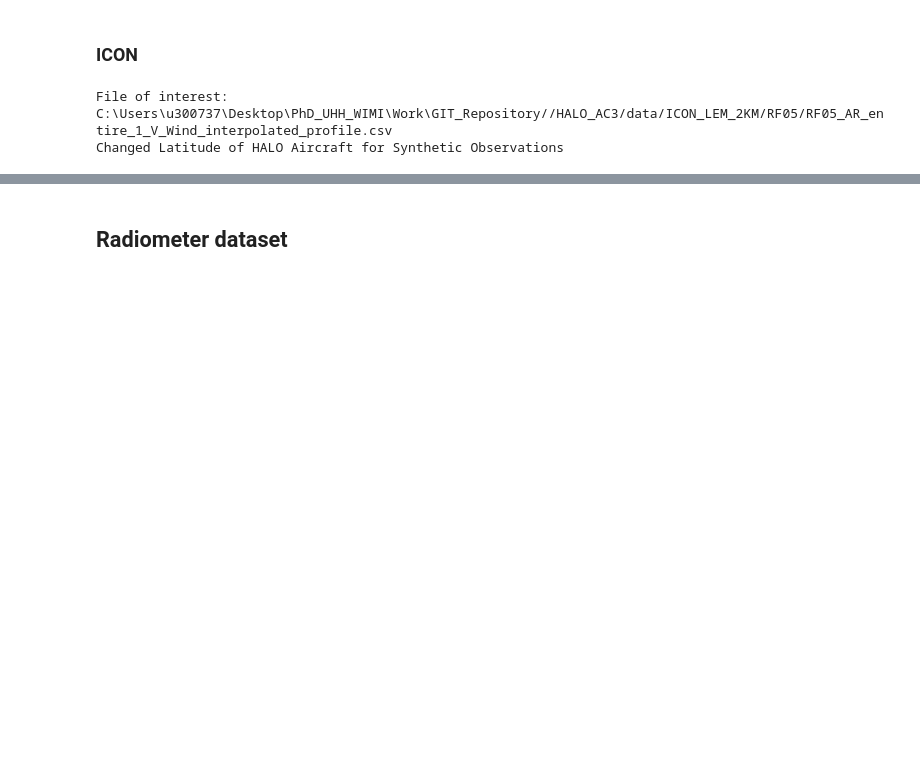
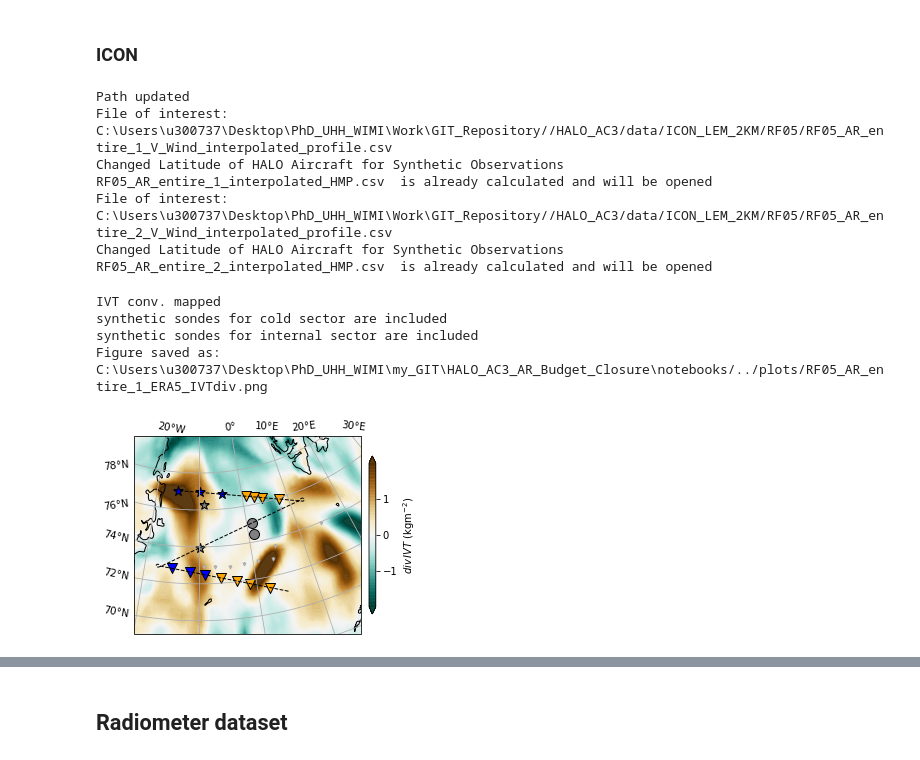
Before and after one commit to hdorff94/HALO_AC3_AR_Budget_Closure, a Jupyter notebook: notebooks/sonde_moisture_transport_divergence.ipynb, the cells around one changed output, grey strips where cells are left out. Drawn from its saved outputs; the diff is of its cells as text; code cells hidden in the pictures; blank space fills up the shorter version.

```diff
--- a/notebooks/sonde_moisture_transport_divergence.ipynb
+++ b/notebooks/sonde_moisture_transport_divergence.ipynb
@@ -225,19 +220,36 @@ halo_df=halo_df.rename(columns={"lat":"latitude",
                                 "lon":"longitude"})
 ICON_on_HALO=Grid_on_HALO.ICON_on_HALO(
                             cmpgn_cls,icon_var_list,halo_df,flight,flight_dates[flight[0]],
-                            interpolated_hmp_file=None,
+                            interpolated_hmp_file=flight[0]+"_"+ar_of_day+"_"+"interpolated_HMP.csv",
                             interpolated_hmc_file=None,ar_of_day=ar_of_day,
                             synthetic_icon=False,
                             synthetic_flight=False)
 if campaign=="HALO_AC3":
     hydrometeor_icon_path=hydrometeor_icon_path+flight[0]+"/"
     ICON_on_HALO.update_ICON_hydrometeor_data_path(hydrometeor_icon_path)
-
+    print("Path updated")
 # ICON Values on HALO
 halo_icon_hmc=ICON_on_HALO.load_hwc(with_hydrometeors=False)
+halo_icon_hmp=ICON_on_HALO.load_interpolated_hmp()
+
+#Second ar of day
+snd_ICON_on_HALO=Grid_on_HALO.ICON_on_HALO(cmpgn_cls,icon_var_list,halo_df,flight,flight_dates[flight[0]],
+                interpolated_hmp_file=flight[0]+"_"+"AR_entire_2"+"_"+"interpolated_HMP.csv",
+                interpolated_hmc_file=None,ar_of_day="AR_entire_2",
+                synthetic_icon=False,synthetic_flight=False)
+if campaign=="HALO_AC3":
+    snd_ICON_on_HALO.update_ICON_hydrometeor_data_path(hydrometeor_icon_path)
+    # ICON Values on HALO
+    snd_halo_icon_hmc=snd_ICON_on_HALO.load_hwc(with_hydrometeors=False)
+    snd_halo_icon_hmp=snd_ICON_on_HALO.load_interpolated_hmp()
 # %% [output]
+Path updated
 File of interest: C:\Users\u300737\Desktop\PhD_UHH_WIMI\Work\GIT_Repository//HALO_AC3/data/ICON_LEM_2KM/RF05/RF05_AR_entire_1_V_Wind_interpolated_profile.csv
 Changed Latitude of HALO Aircraft for Synthetic Observations
+RF05_AR_entire_1_interpolated_HMP.csv  is already calculated and will be opened
+File of interest: C:\Users\u300737\Desktop\PhD_UHH_WIMI\Work\GIT_Repository//HALO_AC3/data/ICON_LEM_2KM/RF05/RF05_AR_entire_2_V_Wind_interpolated_profile.csv
+Changed Latitude of HALO Aircraft for Synthetic Observations
+RF05_AR_entire_2_interpolated_HMP.csv  is already calculated and will be opened
 # %%
 # Predefinitions
 # Define the plot specifications for the given variables
@@ -317,33 +329,46 @@ if do_plotting:
     ax1.scatter(Dropsondes["Lon"].iloc[relevant_sondes_dict["cold_sector"]["in"]],
             Dropsondes["Lat"].iloc[relevant_sondes_dict["cold_sector"]["in"]],
            marker="v",s=100,color="blue",edgecolor="k",transform=ccrs.PlateCarree())
     if relevant_sondes_dict["cold_sector"]["out"].shape[0]>0:
         if flight[0]=="RF05" and ar_of_day=="AR_entire_1":
             print("synthetic sondes for cold sector are included")
             ax1.scatter(halo_df["longitude"].loc[relevant_sondes_dict["cold_sector"]["out"].index],
                         halo_df["latitude"].loc[relevant_sondes_dict["cold_sector"]["out"].index],
                        marker="*",s=100,color="blue",edgecolor="k",transform=ccrs.PlateCarree())
+            print("synthetic sondes for internal sector are included")
+            ax1.scatter(halo_df["longitude"].loc[pd.DatetimeIndex([internal_sondes_dict["cold"][0]])],
+                        halo_df["latitude"].loc[pd.DatetimeIndex([internal_sondes_dict["cold"][0]])],
+                       marker="*",s=100,color="grey",edgecolor="k",transform=ccrs.PlateCarree())
+            ax1.scatter(snd_halo_icon_hmp["Halo_Lon"].loc[pd.DatetimeIndex([internal_sondes_dict["cold"][1]])],
+                        snd_halo_icon_hmp["Halo_Lat"].loc[pd.DatetimeIndex([internal_sondes_dict["cold"][1]])],
+                       marker="*",s=100,color="grey",edgecolor="k",transform=ccrs.PlateCarree())
         else:
             ax1.scatter(Dropsondes["Lon"].iloc[relevant_sondes_dict["cold_sector"]["out"]],
             Dropsondes["Lat"].iloc[relevant_sondes_dict["cold_sector"]["out"]],
            marker="v",s=100,color="blue",edgecolor="k",transform=ccrs.PlateCarree())
 
     gl1.top_labels=True
     gl1.bottom_labels=False
     gl1.left_labels=True
     gl1.right_labels=False
     axins1=inset_axes(ax1,width="3%",
                               height="80%",
                               loc="center",
                               bbox_to_anchor=(0.55,0,1,1),
                               bbox_transform=ax1.transAxes,
                               borderpad=0)
     cb=map_fig.colorbar(C1,cax=axins1)
     cb.set_label("$ div\,IVT$"+" "+met_var_dict["units"]["IVT_conv"])
     cb.set_ticks([-1.0,0,1.0])
     fig_plot_path=plot_path+fig_name
     map_fig.savefig(fig_plot_path,dpi=300,bbox_inches="tight")
     print("Figure saved as:",fig_plot_path)
+# %% [output]
+IVT conv. mapped
+synthetic sondes for cold sector are included
+synthetic sondes for internal sector are included
+Figure saved as: C:\Users\u300737\Desktop\PhD_UHH_WIMI\my_GIT\HALO_AC3_AR_Budget_Closure\notebooks/../plots/RF05_AR_entire_1_ERA5_IVTdiv.png
+[figure, added]
 # %%
 relevant_sector_sondes={}
 relevant_sector_sondes["warm"]=relevant_warm_sector_sondes
```
Also changed, not shown: parts of 13 cells of this notebook.
